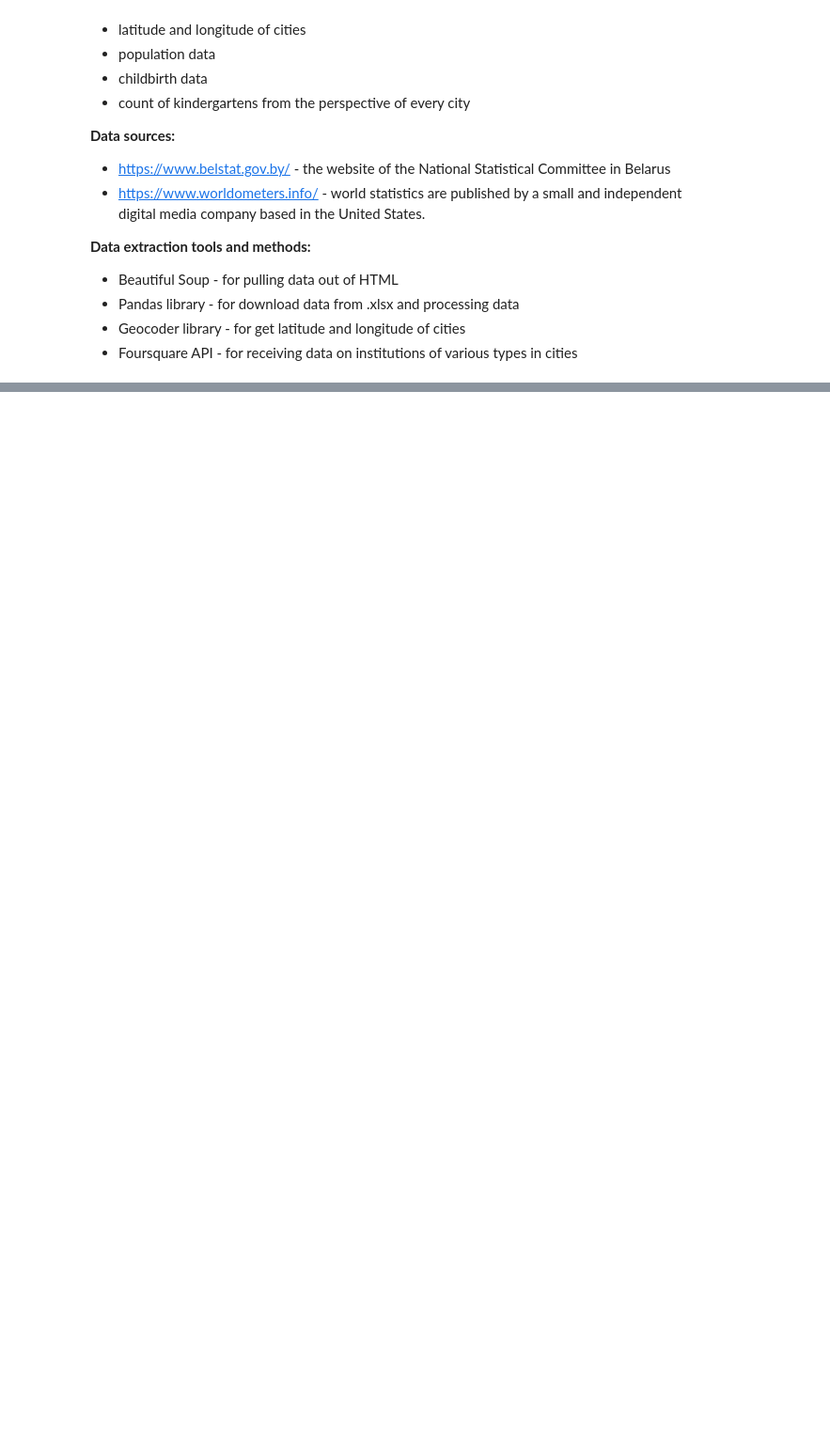
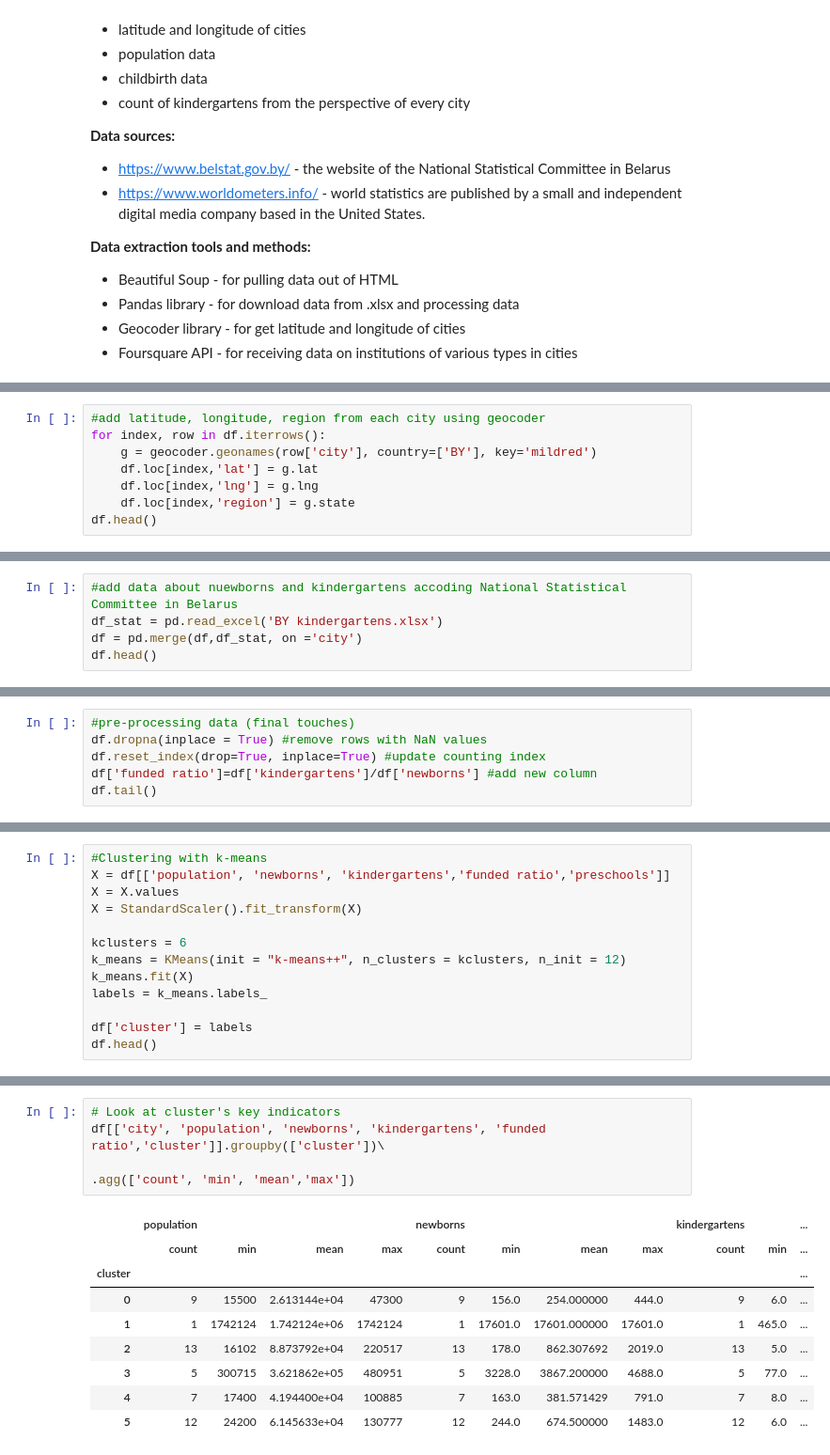
Before and after one commit to VerbenaDemissa/Coursera_Capstone, a Jupyter notebook: Pre-primary Education in Belarus.ipynb, the cells around one changed output, grey strips where cells are left out. Shown at 94% size. Drawn from its saved outputs; the diff is of its cells as text; blank space fills up the shorter version.

```diff
--- a/Pre-primary Education in Belarus.ipynb
+++ b/Pre-primary Education in Belarus.ipynb
@@ -80,0 +217,8 @@ To solve the problem we need the following data:
+# %%
+#add latitude, longitude, region from each city using geocoder
+for index, row in df.iterrows():
+    g = geocoder.geonames(row['city'], country=['BY'], key='mildred')
+    df.loc[index,'lat'] = g.lat
+    df.loc[index,'lng'] = g.lng
+    df.loc[index,'region'] = g.state
+df.head()
@@ -80,0 +264,5 @@ To solve the problem we need the following data:
+# %%
+#add data about nuewborns and kindergartens accoding National Statistical Committee in Belarus
+df_stat = pd.read_excel('BY kindergartens.xlsx')
+df = pd.merge(df,df_stat, on ='city')
+df.head()
@@ -80,0 +276,6 @@ To solve the problem we need the following data:
+# %%
+#pre-processing data (final touches)
+df.dropna(inplace = True) #remove rows with NaN values
+df.reset_index(drop=True, inplace=True) #update counting index
+df['funded ratio']=df['kindergartens']/df['newborns'] #add new column
+df.tail()
@@ -80,0 +289,13 @@ To solve the problem we need the following data:
+# %%
+#Clustering with k-means
+X = df[['population', 'newborns', 'kindergartens','funded ratio','preschools']]
+X = X.values
+X = StandardScaler().fit_transform(X)
+
+kclusters = 6
+k_means = KMeans(init = "k-means++", n_clusters = kclusters, n_init = 12)
+k_means.fit(X)
+labels = k_means.labels_
+
+df['cluster'] = labels
+df.head()
@@ -80,0 +309,14 @@ To solve the problem we need the following data:
+# %%
+# Look at cluster's key indicators
+df[['city', 'population', 'newborns', 'kindergartens', 'funded ratio','cluster']].groupby(['cluster'])\
+                                                                                .agg(['count', 'min', 'mean','max'])
+# %% [output]
+|  | population |  |  |  | newborns |  |  |  | kindergartens |  | ... |
+|  | count | min | mean | max | count | min | mean | max | count | min | ... |
+| cluster |  |  |  |  |  |  |  |  |  |  | ... |
+| 0 | 9 | 15500 | 2.613144e+04 | 47300 | 9 | 156.0 | 254.000000 | 444.0 | 9 | 6.0 | ... |
+| 1 | 1 | 1742124 | 1.742124e+06 | 1742124 | 1 | 17601.0 | 17601.000000 | 17601.0 | 1 | 465.0 | ... |
+| 2 | 13 | 16102 | 8.873792e+04 | 220517 | 13 | 178.0 | 862.307692 | 2019.0 | 13 | 5.0 | ... |
+| 3 | 5 | 300715 | 3.621862e+05 | 480951 | 5 | 3228.0 | 3867.200000 | 4688.0 | 5 | 77.0 | ... |
+| 4 | 7 | 17400 | 4.194400e+04 | 100885 | 7 | 163.0 | 381.571429 | 791.0 | 7 | 8.0 | ... |
+| 5 | 12 | 24200 | 6.145633e+04 | 130777 | 12 | 244.0 | 674.500000 | 1483.0 | 12 | 6.0 | ... |
```
Also changed, not shown: parts of 21 cells of this notebook, 1 other file.
